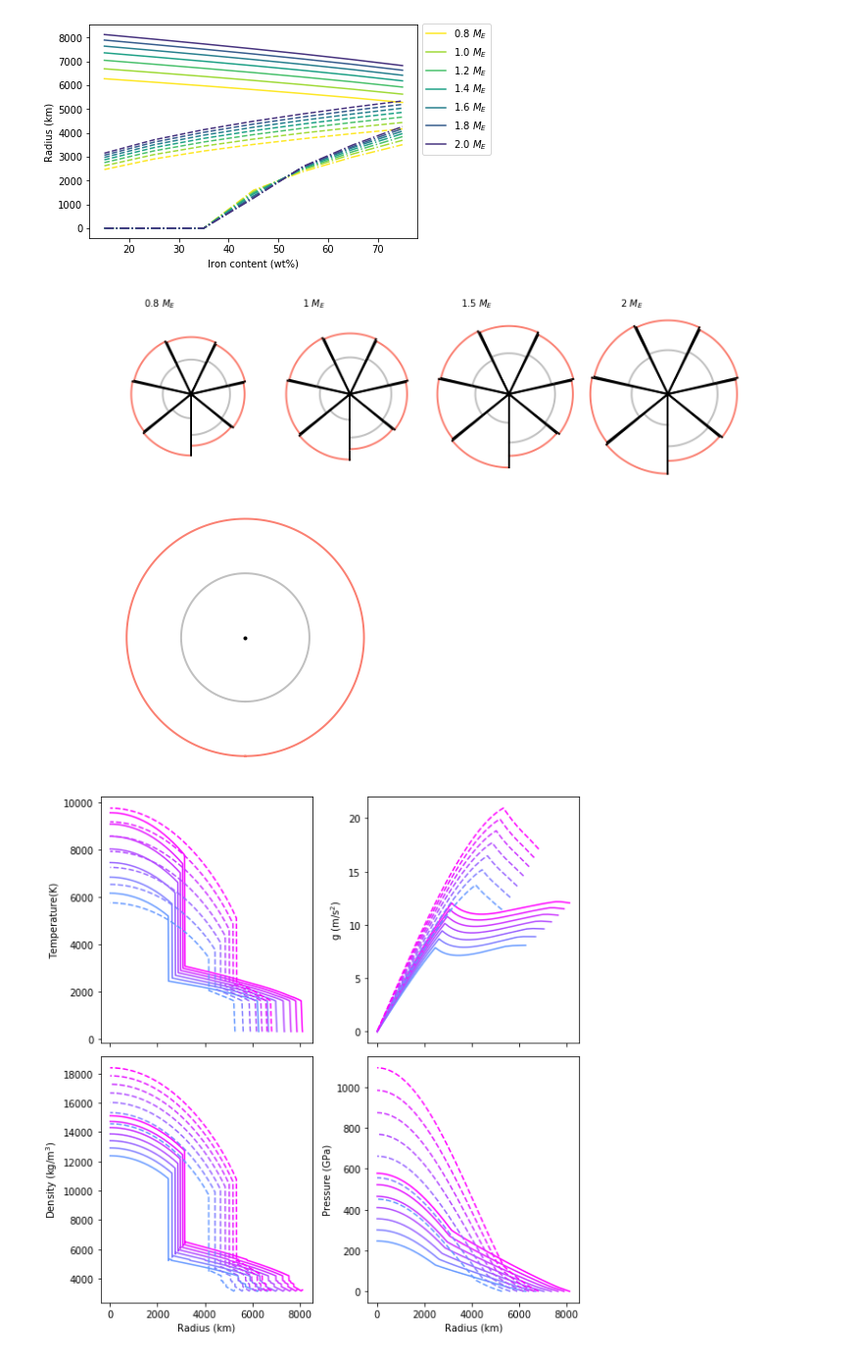
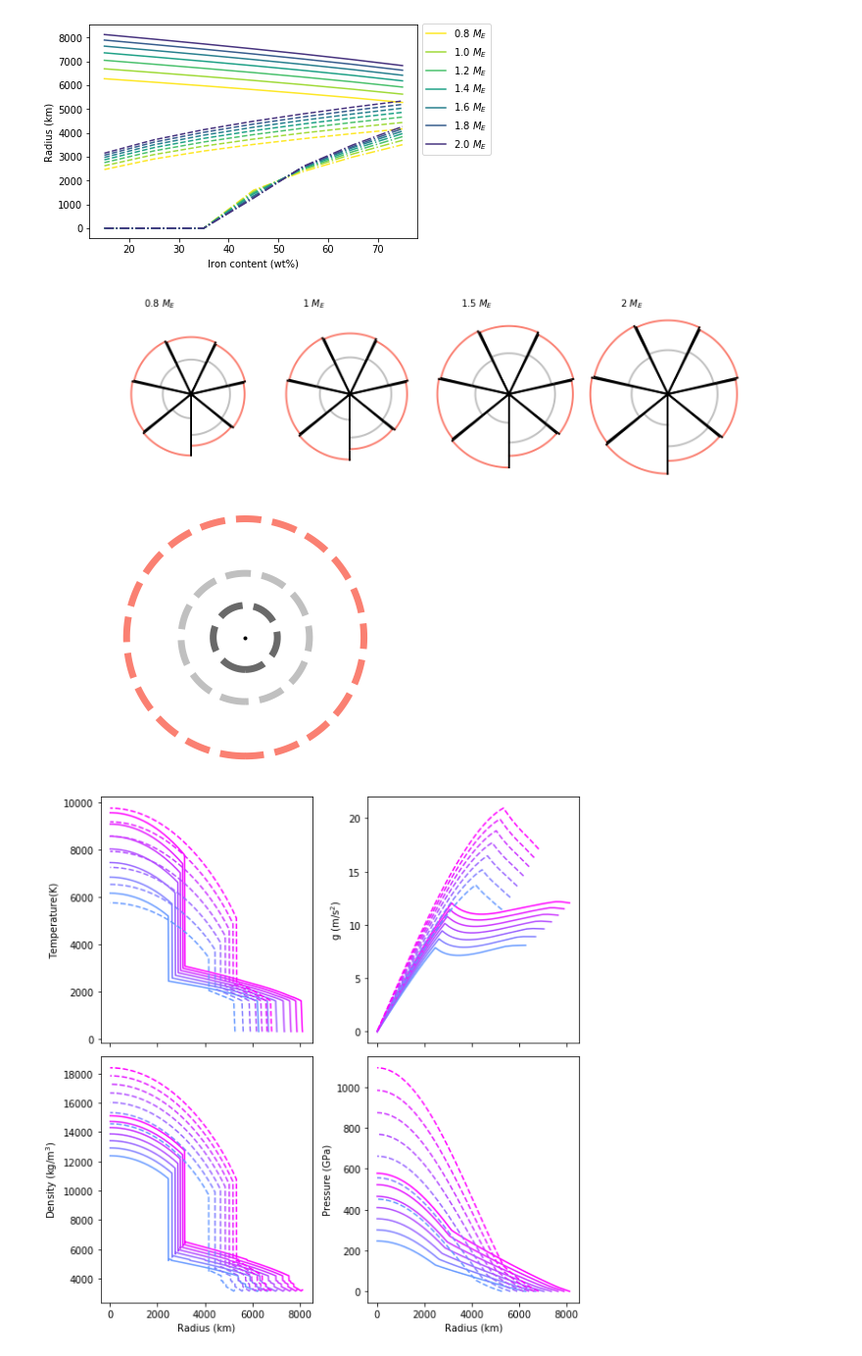
Before and after one commit to irenebonati/exo-cores, a Jupyter notebook: Analysis.ipynb, the cells around one changed output. Shown at 98% size. Saved outputs shown, nothing was run; the diff lists cells and outputs as text; code cells hidden in the pictures.

```diff
--- a/Analysis.ipynb
+++ b/Analysis.ipynb
@@ -91,37 +91,37 @@ for j, mass in enumerate(Masses):
         th = theta[i*n_t:i*n_t+n_t]
         r = data[(data["M"]==mass) & (data["C_Fe"]==Fe)]
         Rp = r.iloc[0]["Rp"]
         Rc = r.iloc[0]["Rc"]
         #Ricb = r.iloc[0]["r_ICB"]
 
         ax.plot(Rp*np.sin(th)+2*j*max_R, Rp*np.cos(th), 'salmon',linewidth=2)
         ax.plot(Rc*np.sin(th)+2*j*max_R, Rc*np.cos(th), 'silver',linewidth=2)
         #ax.plot(Ricb*np.sin(th)+2*j*max_R, Ricb*np.cos(th), 'dimgrey')
         ax.plot([0, Rp*np.sin(th[0])]+2*j*max_R, [0, Rp*np.cos(th[0])], "black",linewidth=2)
         ax.plot([0, Rp*np.sin(th[-1])]+2*j*max_R, [0, Rp*np.cos(th[-1])], "black",linewidth=2)
 plt.axis('equal')
 #ax.set_ylim([-max_R, max_R])
 #ax.set_xlim([-max_R, 13*max_R])
 plt.axis("off")
 plt.tight_layout()
 plt.savefig(folder + "radius_poster.pdf")
 
 r = data[(data["M"]==1.) & (data["C_Fe"]==35)]
 Rp = r.iloc[0]["Rp"]
 Rc = r.iloc[0]["Rc"]
 Ricb = r.iloc[0]["r_ICB"]
 fig, ax = plt.subplots()
-ax.plot(Rp*np.sin(theta), Rp*np.cos(theta), 'salmon',linewidth=2)
-ax.plot(Rc*np.sin(theta), Rc*np.cos(theta), 'silver',linewidth=2)
-#ax.plot(Rc*np.sin(theta)/2, Rc*np.cos(theta)/2, 'dimgrey',linewidth=7.0)
+ax.plot(Rp*np.sin(theta), Rp*np.cos(theta), 'salmon',linewidth=7,linestyle='--')
+ax.plot(Rc*np.sin(theta), Rc*np.cos(theta), 'silver',linewidth=7,linestyle='--')
+ax.plot(Rc*np.sin(theta)/2, Rc*np.cos(theta)/2, 'dimgrey',linewidth=7,linestyle='--')
 ax.scatter(0,0, c="k", marker=".")
 plt.axis('equal')
 plt.axis("off")
 plt.tight_layout()
 plt.savefig("singleplanet.pdf")
 # %% [output]
 [figure]
-[figure, old version]
+[figure, new version]
 # %%
 ## radial profiles
 
```
Also changed, not shown: 2 other files.
